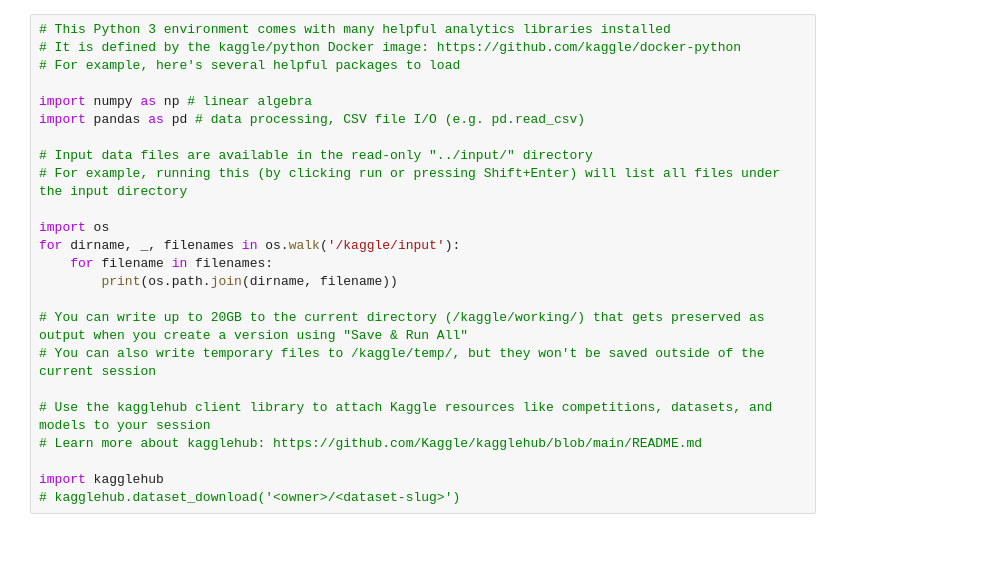
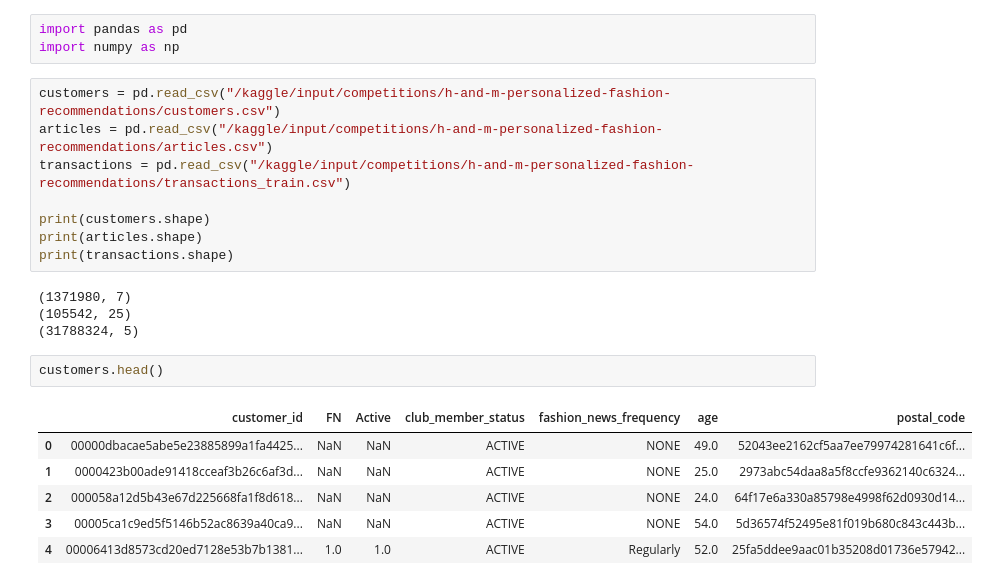
Before and after one commit to nishit-11/Context-Aware-Neural-Recommendation-Engine-Deep-Learning-, a Jupyter notebook: week-2.ipynb, the cells around one changed output. Cells and saved outputs as stored; diff of their text form; blank space fills up the shorter version.

Commit message:
Kaggle Notebook | Week_2 | Version_2

```diff
--- a/week-2.ipynb
+++ b/week-2.ipynb
@@ -1,24 +1,24 @@
-# %%
-# This Python 3 environment comes with many helpful analytics libraries installed
-# It is defined by the kaggle/python Docker image: https://github.com/kaggle/docker-python
-# For example, here's several helpful packages to load
-
-import numpy as np # linear algebra
-import pandas as pd # data processing, CSV file I/O (e.g. pd.read_csv)
-
-# Input data files are available in the read-only "../input/" directory
-# For example, running this (by clicking run or pressing Shift+Enter) will list all files under the input directory
-
-import os
-for dirname, _, filenames in os.walk('/kaggle/input'):
-    for filename in filenames:
-        print(os.path.join(dirname, filename))
-
-# You can write up to 20GB to the current directory (/kaggle/working/) that gets preserved as output when you create a version using "Save & Run All"
-# You can also write temporary files to /kaggle/temp/, but they won't be saved outside of the current session
-
-# Use the kagglehub client library to attach Kaggle resources like competitions, datasets, and models to your session
-# Learn more about kagglehub: https://github.com/Kaggle/kagglehub/blob/main/README.md
-
-import kagglehub
-# kagglehub.dataset_download('<owner>/<dataset-slug>')
+# %%
+import pandas as pd
+import numpy as np
+# %%
+customers = pd.read_csv("/kaggle/input/competitions/h-and-m-personalized-fashion-recommendations/customers.csv")
+articles = pd.read_csv("/kaggle/input/competitions/h-and-m-personalized-fashion-recommendations/articles.csv")
+transactions = pd.read_csv("/kaggle/input/competitions/h-and-m-personalized-fashion-recommendations/transactions_train.csv")
+
+print(customers.shape)
+print(articles.shape)
+print(transactions.shape)
+# %% [output]
+(1371980, 7)
+(105542, 25)
+(31788324, 5)
+# %%
+customers.head()
+# %% [output]
+|  | customer_id | FN | Active | club_member_status | fashion_news_frequency | age | postal_code |
+| 0 | 00000dbacae5abe5e23885899a1fa4425... | NaN | NaN | ACTIVE | NONE | 49.0 | 52043ee2162cf5aa7ee79974281641c6f... |
+| 1 | 0000423b00ade91418cceaf3b26c6af3d... | NaN | NaN | ACTIVE | NONE | 25.0 | 2973abc54daa8a5f8ccfe9362140c6324... |
+| 2 | 000058a12d5b43e67d225668fa1f8d618... | NaN | NaN | ACTIVE | NONE | 24.0 | 64f17e6a330a85798e4998f62d0930d14... |
+| 3 | 00005ca1c9ed5f5146b52ac8639a40ca9... | NaN | NaN | ACTIVE | NONE | 54.0 | 5d36574f52495e81f019b680c843c443b... |
+| 4 | 00006413d8573cd20ed7128e53b7b1381... | 1.0 | 1.0 | ACTIVE | Regularly | 52.0 | 25fa5ddee9aac01b35208d01736e57942... |
```
Also changed, not shown: parts of 57 cells of this notebook.
